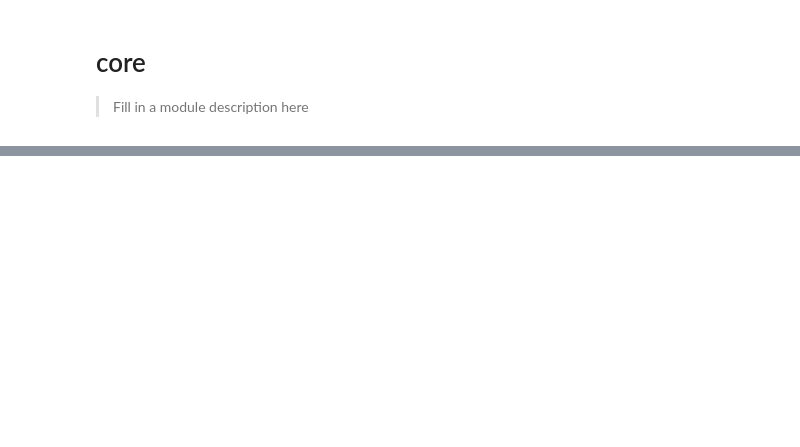
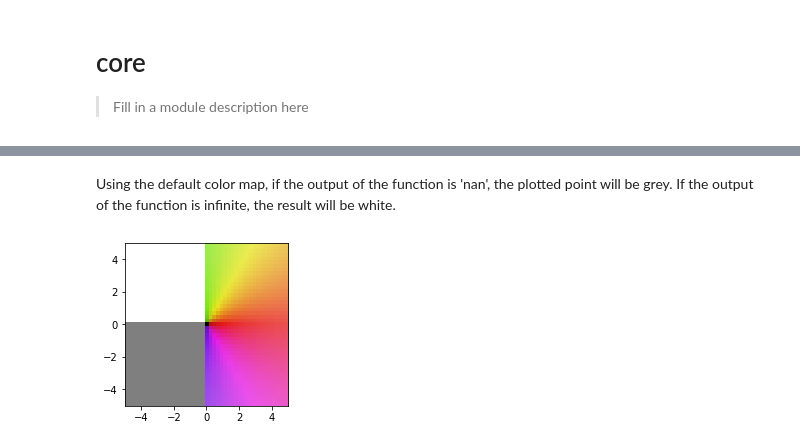
Before and after one commit to bobprice0/viz, a Jupyter notebook: nbs/00_core.ipynb, the cells around one changed output, grey strips where cells are left out. Saved outputs shown, nothing was run; the diff lists cells and outputs as text; code cells hidden in the pictures; blank space fills up the shorter version.

```diff
--- a/nbs/00_core.ipynb
+++ b/nbs/00_core.ipynb
@@ -55,2 +130,17 @@ def abs_plot(fs, titles, **kwargs):
+# %% [markdown]
+Using the default color map, if the output of the function is 'nan', the plotted point will be grey. If the output of the function is infinite, the result will be white.
+# %%
+def f1(z):
+    if z.real < 0:
+        if z.imag > 0:
+            return z/0.0
+        else:
+            return cmath.nan
+    else:
+        return z
+
+ax = phase_plot(f1)
+# %% [output]
+[figure, added]
 # %%
 #|export
```
Also changed, not shown: parts of 13 cells of this notebook, 2 other files.
